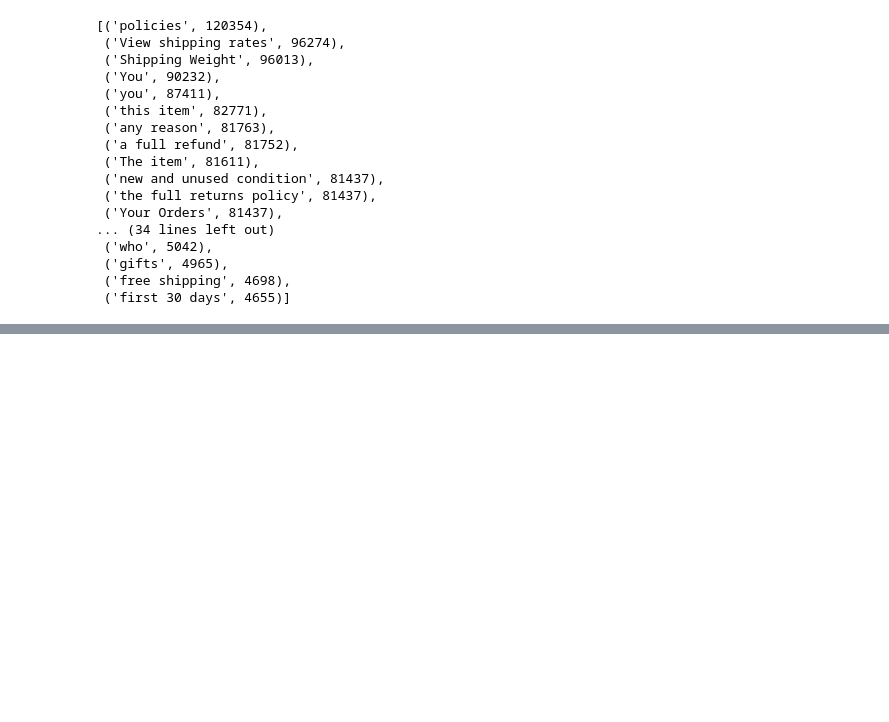
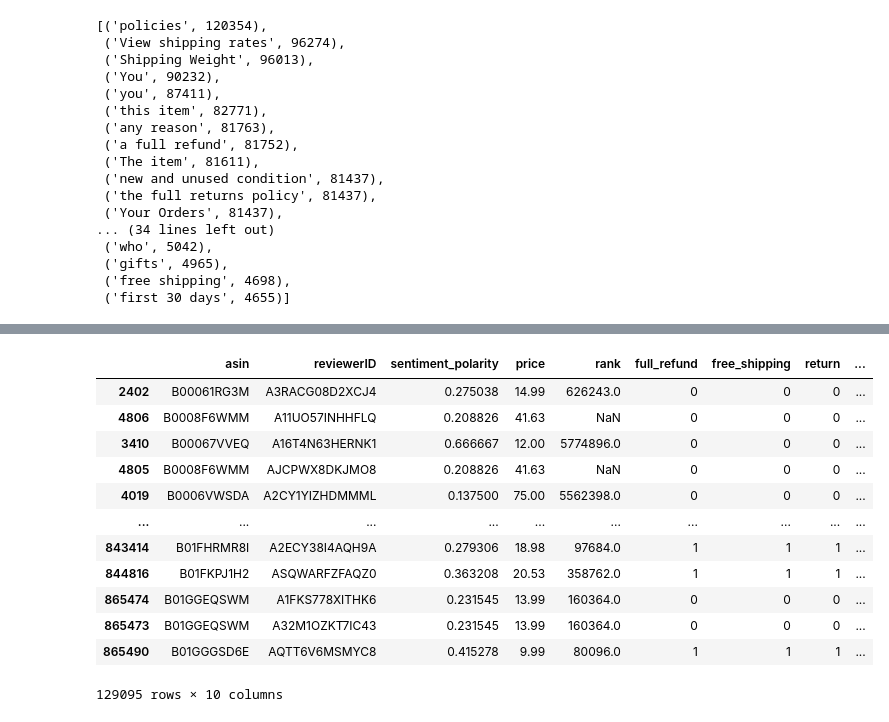
Before and after one commit to pk38/DimensionalBiasDetection, a Jupyter notebook: amazon_reviews_dataset/amazon_data_preprocess.ipynb, the cells around one changed output, grey strips where cells are left out. Saved outputs shown, nothing was run; the diff lists cells and outputs as text; code cells hidden in the pictures; blank space fills up the shorter version.

```diff
--- a/amazon_reviews_dataset/amazon_data_preprocess.ipynb
+++ b/amazon_reviews_dataset/amazon_data_preprocess.ipynb
@@ -726,0 +772,6 @@ KeyError: 'aspects'
+# %%
+fashion_dim_df_new_ = fashion_dim_df_new.copy()
+fashion_dim_df_new_ = fashion_dim_df_new_.sort_values('unixReviewTime')
+fashion_dim_df_new_ = fashion_dim_df_new_.rename(columns={'a full refund': 'full_refund', 'no shipping charges': 'free_shipping', 'the return': 'return', 'Product Dimensions':'size'})
+fashion_dim_df_new_ = fashion_dim_df_new_[['asin', 'reviewerID', 'sentiment_polarity', 'price', 'rank', 'full_refund', 'free_shipping',	'return', 'women',	'size']]
+print(fashion_dim_df_new_)
@@ -726,0 +809,16 @@ KeyError: 'aspects'
+# %%
+fashion_dim_df_new_
+# %% [output]
+|  | asin | reviewerID | sentiment_polarity | price | rank | full_refund | free_shipping | return | ... |
+| 2402 | B00061RG3M | A3RACG08D2XCJ4 | 0.275038 | 14.99 | 626243.0 | 0 | 0 | 0 | ... |
+| 4806 | B0008F6WMM | A11UO57INHHFLQ | 0.208826 | 41.63 | NaN | 0 | 0 | 0 | ... |
+| 3410 | B00067VVEQ | A16T4N63HERNK1 | 0.666667 | 12.00 | 5774896.0 | 0 | 0 | 0 | ... |
+| 4805 | B0008F6WMM | AJCPWX8DKJMO8 | 0.208826 | 41.63 | NaN | 0 | 0 | 0 | ... |
+| 4019 | B0006VWSDA | A2CY1YIZHDMMML | 0.137500 | 75.00 | 5562398.0 | 0 | 0 | 0 | ... |
+| ... | ... | ... | ... | ... | ... | ... | ... | ... | ... |
+| 843414 | B01FHRMR8I | A2ECY38I4AQH9A | 0.279306 | 18.98 | 97684.0 | 1 | 1 | 1 | ... |
+| 844816 | B01FKPJ1H2 | ASQWARFZFAQZ0 | 0.363208 | 20.53 | 358762.0 | 1 | 1 | 1 | ... |
+| 865474 | B01GGEQSWM | A1FKS778XITHK6 | 0.231545 | 13.99 | 160364.0 | 0 | 0 | 0 | ... |
+| 865473 | B01GGEQSWM | A32M1OZKT7IC43 | 0.231545 | 13.99 | 160364.0 | 0 | 0 | 0 | ... |
+| 865490 | B01GGGSD6E | AQTT6V6MSMYC8 | 0.415278 | 9.99 | 80096.0 | 1 | 1 | 1 | ... |
+129095 rows × 10 columns
```
Also changed, not shown: parts of 17 cells of this notebook, 1 other file.
